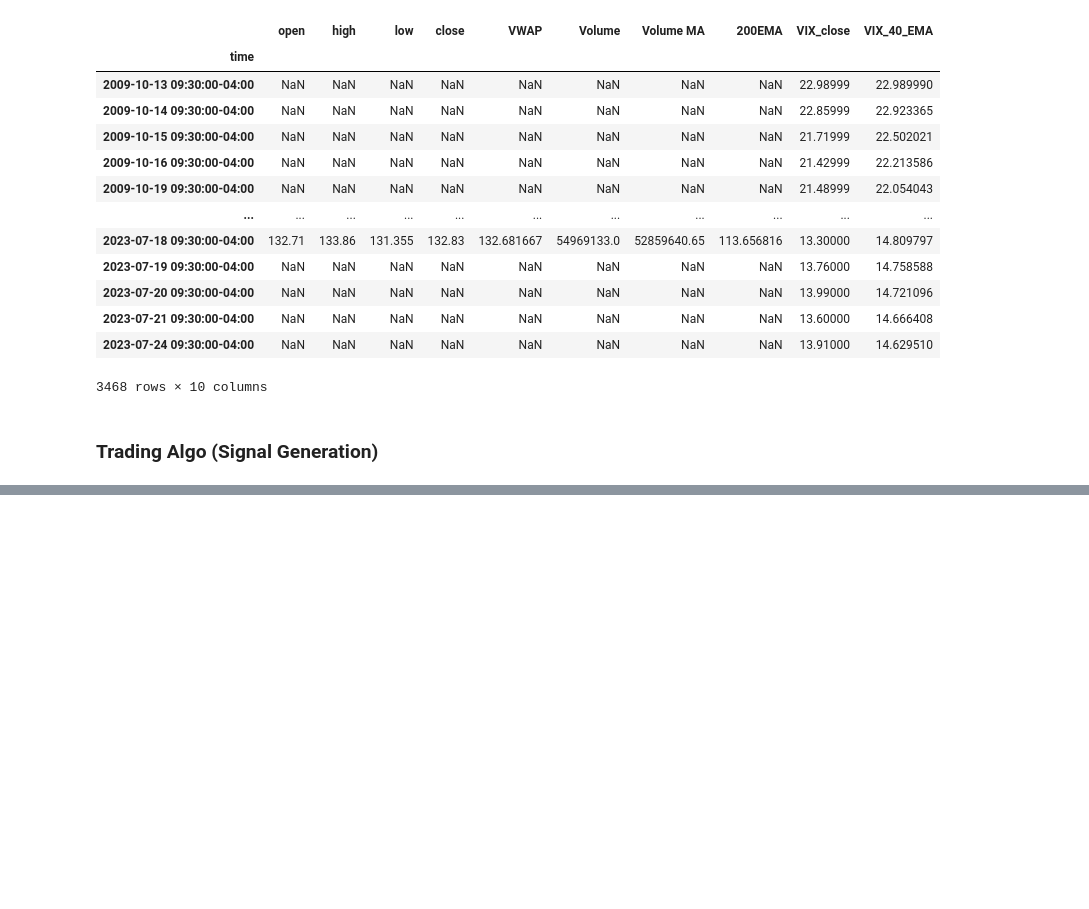
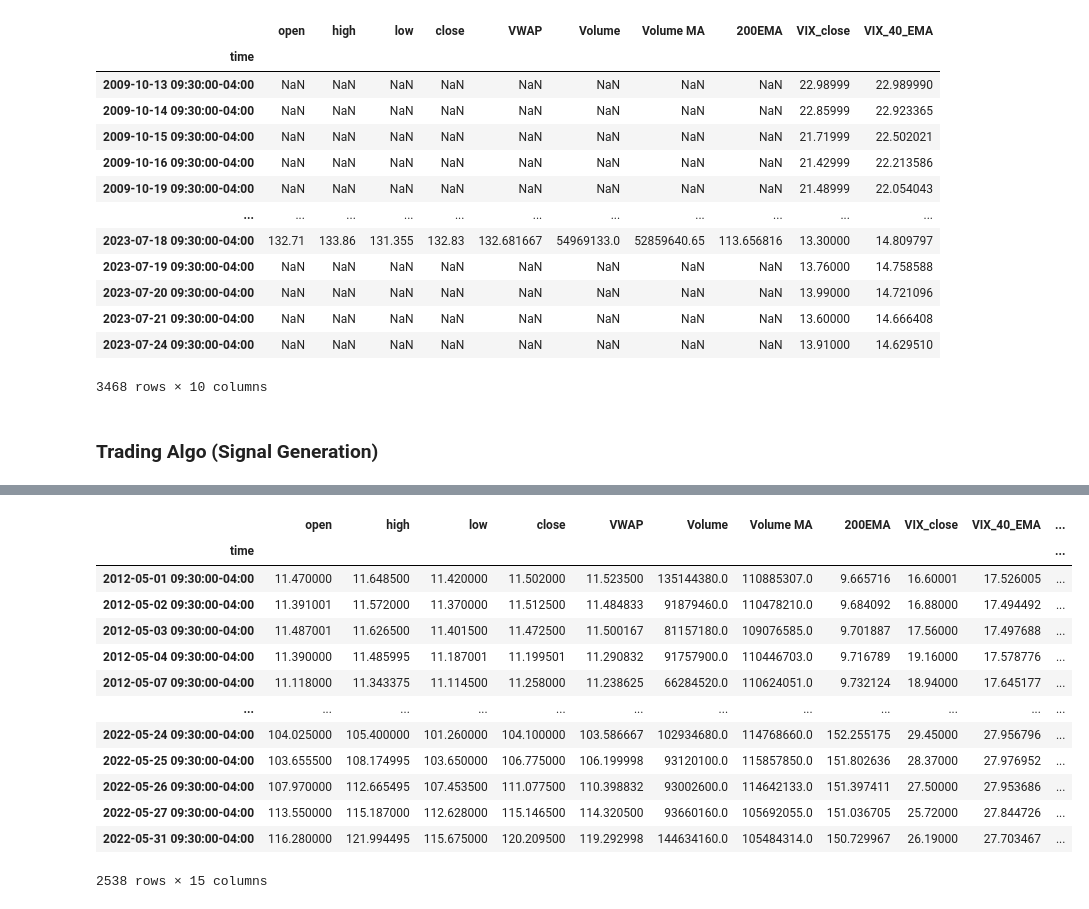
Before and after one commit to mattgifs/Project2, a Jupyter notebook: 03_ML_trading_algo.ipynb, the cells around one changed output, grey strips where cells are left out. Saved outputs shown, nothing was run; the diff lists cells and outputs as text; code cells hidden in the pictures; blank space fills up the shorter version.

```diff
--- a/03_ML_trading_algo.ipynb
+++ b/03_ML_trading_algo.ipynb
@@ -290,0 +295,39 @@ AttributeError: 'NoneType' object has no attribute 'head'
+# %%
+# Create Month and Year cols based on index
+amzn_df_filt['Month'] = amzn_df_filt.index.month
+amzn_df_filt['Year'] = amzn_df_filt.index.year
+
+# Create Month and Year cols based on index (after formatting index as datetime)
+amzn_trend.index = pd.to_datetime(amzn_trend.index)
+amzn_trend['Month'] = amzn_trend.index.month
+amzn_trend['Year'] = amzn_trend.index.year
+
+#Create placeholder column for search trend data
+amzn_df_filt['AMZN_search_trends'] = 0
+
+# Create a dictionary from df2 where col1 and col2 are the keys, and value_df2 is the value
+mapping_dict = amzn_trend.set_index(['Month', 'Year'])['AMZN_search_trends'].to_dict()
+
+# Map the values from df2 to df1 based on col1 and col2
+amzn_df_filt['AMZN_search_trends'] = amzn_df_filt.apply(lambda x: mapping_dict.get((x['Month'], x['Year']), x['AMZN_search_trends']), axis=1)
+
+# Drop month & year columns
+amzn_df_filt = amzn_df_filt.drop(columns=['Month','Year'])
+
+# The df1 will now have values from df2 mapped based on matching col1 and col2.
+amzn_df_filt
+# %% [output]
+|  | open | high | low | close | VWAP | Volume | Volume MA | 200EMA | VIX_close | VIX_40_EMA | ... |
+| time |  |  |  |  |  |  |  |  |  |  | ... |
+| 2012-05-01 09:30:00-04:00 | 11.470000 | 11.648500 | 11.420000 | 11.502000 | 11.523500 | 135144380.0 | 110885307.0 | 9.665716 | 16.60001 | 17.526005 | ... |
+| 2012-05-02 09:30:00-04:00 | 11.391001 | 11.572000 | 11.370000 | 11.512500 | 11.484833 | 91879460.0 | 110478210.0 | 9.684092 | 16.88000 | 17.494492 | ... |
+| 2012-05-03 09:30:00-04:00 | 11.487001 | 11.626500 | 11.401500 | 11.472500 | 11.500167 | 81157180.0 | 109076585.0 | 9.701887 | 17.56000 | 17.497688 | ... |
+| 2012-05-04 09:30:00-04:00 | 11.390000 | 11.485995 | 11.187001 | 11.199501 | 11.290832 | 91757900.0 | 110446703.0 | 9.716789 | 19.16000 | 17.578776 | ... |
+| 2012-05-07 09:30:00-04:00 | 11.118000 | 11.343375 | 11.114500 | 11.258000 | 11.238625 | 66284520.0 | 110624051.0 | 9.732124 | 18.94000 | 17.645177 | ... |
+| ... | ... | ... | ... | ... | ... | ... | ... | ... | ... | ... | ... |
+| 2022-05-24 09:30:00-04:00 | 104.025000 | 105.400000 | 101.260000 | 104.100000 | 103.586667 | 102934680.0 | 114768660.0 | 152.255175 | 29.45000 | 27.956796 | ... |
+| 2022-05-25 09:30:00-04:00 | 103.655500 | 108.174995 | 103.650000 | 106.775000 | 106.199998 | 93120100.0 | 115857850.0 | 151.802636 | 28.37000 | 27.976952 | ... |
+| 2022-05-26 09:30:00-04:00 | 107.970000 | 112.665495 | 107.453500 | 111.077500 | 110.398832 | 93002600.0 | 114642133.0 | 151.397411 | 27.50000 | 27.953686 | ... |
+| 2022-05-27 09:30:00-04:00 | 113.550000 | 115.187000 | 112.628000 | 115.146500 | 114.320500 | 93660160.0 | 105692055.0 | 151.036705 | 25.72000 | 27.844726 | ... |
+| 2022-05-31 09:30:00-04:00 | 116.280000 | 121.994495 | 115.675000 | 120.209500 | 119.292998 | 144634160.0 | 105484314.0 | 150.729967 | 26.19000 | 27.703467 | ... |
+2538 rows × 15 columns
```
Also changed, not shown: parts of 7 cells of this notebook, 1 other file.
